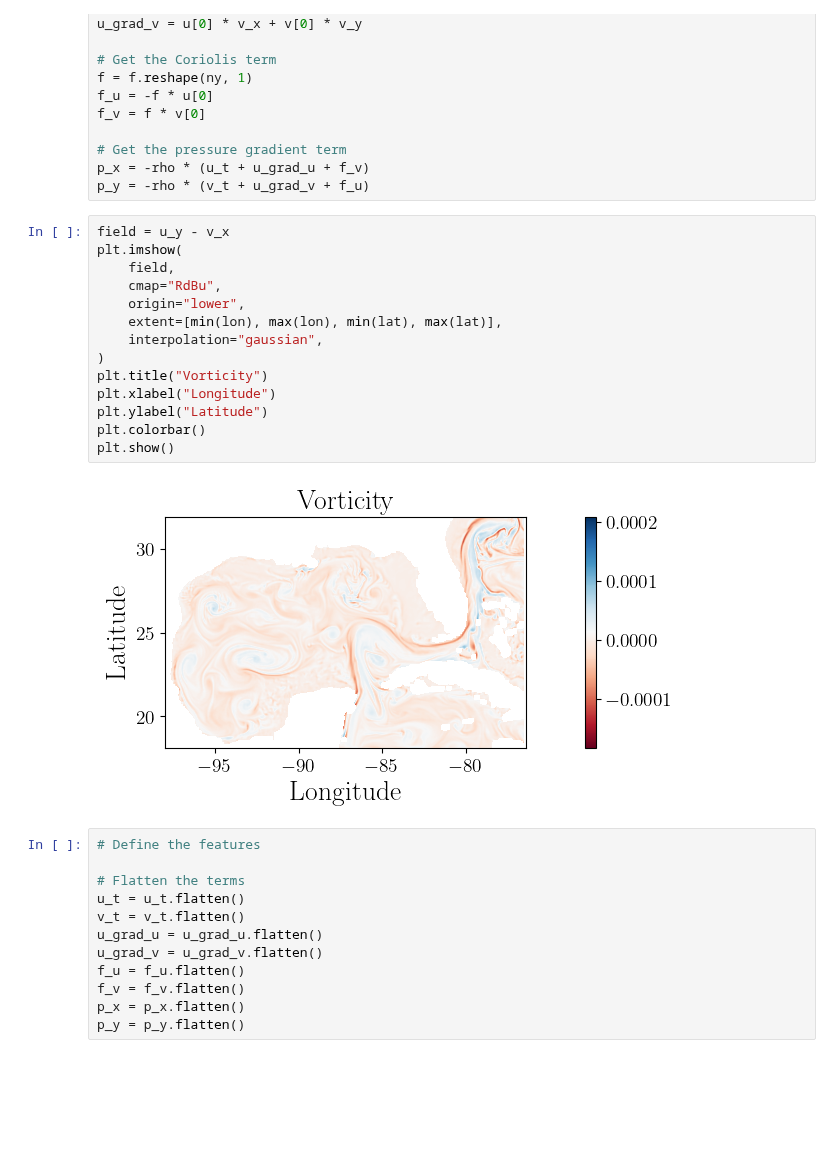
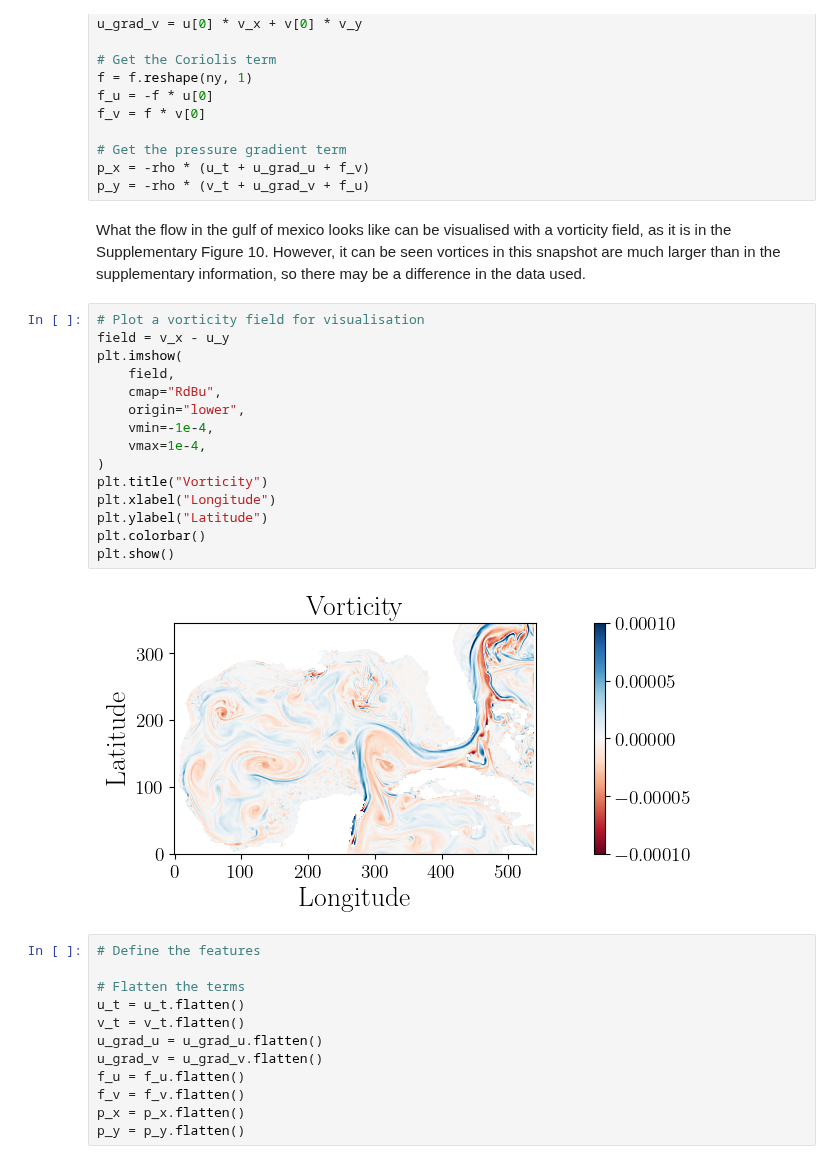
Before and after one commit to tbreitburd/Learning-Dominant-Physical-Processes-using-Unsupervised-Learning-Techniques-, a Jupyter notebook: Notebooks/Geostrophic_Balance.ipynb, the cells around one changed output. Drawn from its saved outputs; the diff is of its cells as text; blank space fills up the shorter version.

```diff
--- a/Notebooks/Geostrophic_Balance.ipynb
+++ b/Notebooks/Geostrophic_Balance.ipynb
@@ -181,22 +186,25 @@ f_v = f * v[0]
 # Get the pressure gradient term
 p_x = -rho * (u_t + u_grad_u + f_v)
 p_y = -rho * (v_t + u_grad_v + f_u)
+# %% [markdown]
+What the flow in the gulf of mexico looks like can be visualised with a vorticity field, as it is in the Supplementary Figure 10. However, it can be seen vortices in this snapshot are much larger than in the supplementary information, so there may be a difference in the data used.
 # %%
-field = u_y - v_x
+# Plot a vorticity field for visualisation
+field = v_x - u_y
 plt.imshow(
     field,
     cmap="RdBu",
     origin="lower",
-    extent=[min(lon), max(lon), min(lat), max(lat)],
-    interpolation="gaussian",
+    vmin=-1e-4,
+    vmax=1e-4,
 )
 plt.title("Vorticity")
 plt.xlabel("Longitude")
 plt.ylabel("Latitude")
 plt.colorbar()
 plt.show()
 # %% [output]
-[figure, old version]
+[figure, new version]
 # %%
 # Define the features
 
```
Also changed, not shown: parts of 20 cells of this notebook, 3 other files.
